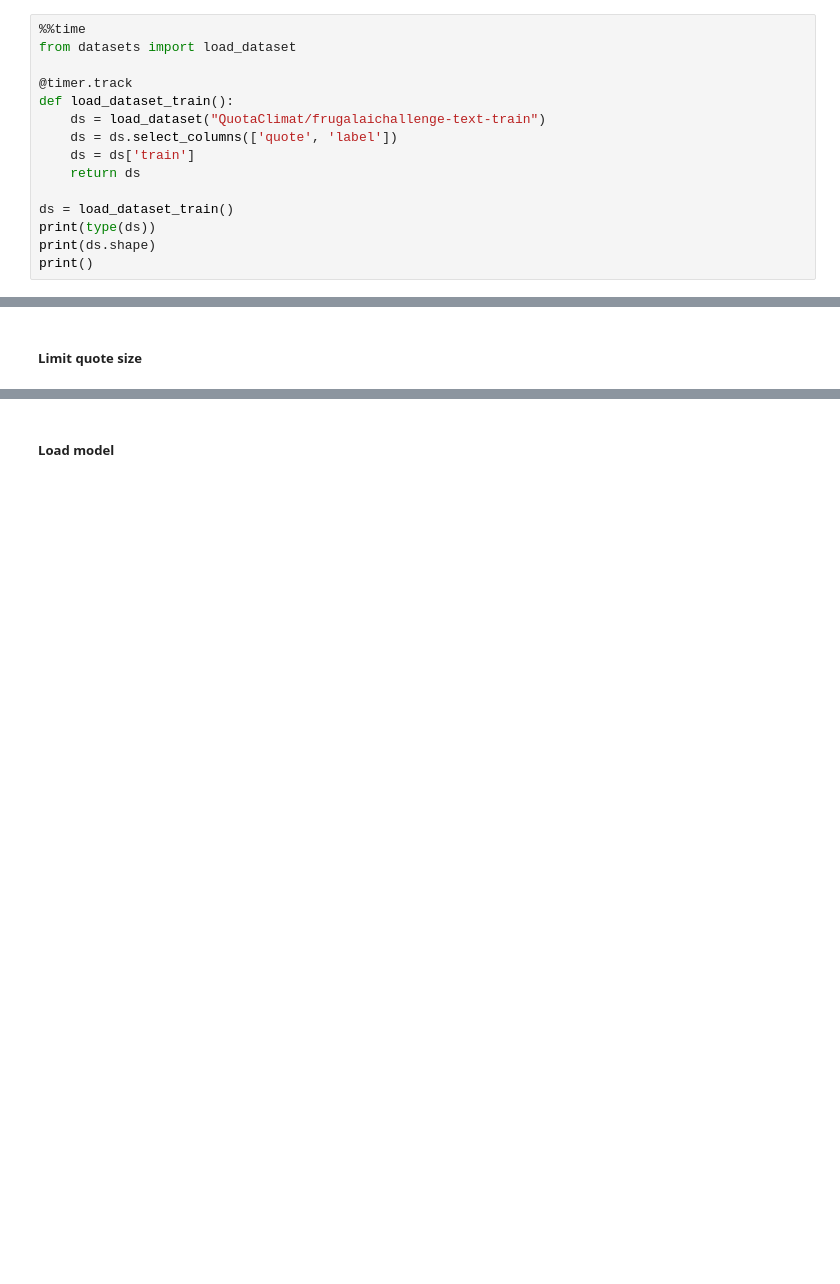
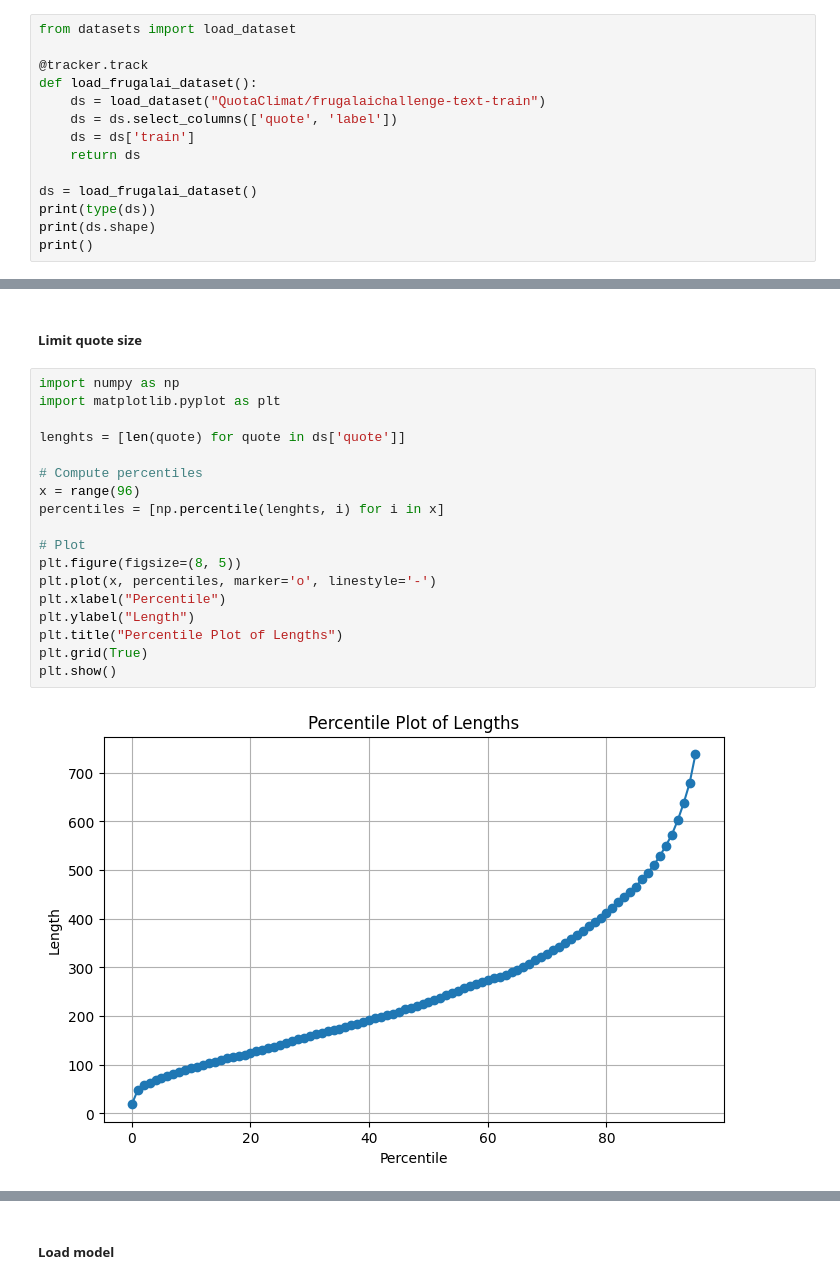
Before and after one commit to Arivima/frugal-ai-challenge, a Jupyter notebook: training/Langchain_Baseline.ipynb, the cells around one changed output, grey strips where cells are left out. Cells and saved outputs as stored; diff of their text form; blank space fills up the shorter version.

```diff
--- a/training/Langchain_Baseline.ipynb
+++ b/training/Langchain_Baseline.ipynb
@@ -21,17 +19,16 @@ timer = FunctionTimer()
 # %% [markdown]
 ##### **Load dataset**
 # %%
-%%time
 from datasets import load_dataset
 
-@timer.track
-def load_dataset_train():
+@tracker.track
+def load_frugalai_dataset():
     ds = load_dataset("QuotaClimat/frugalaichallenge-text-train")
     ds = ds.select_columns(['quote', 'label'])
     ds = ds['train']
     return ds
 
-ds = load_dataset_train()
+ds = load_frugalai_dataset()
 print(type(ds))
 print(ds.shape)
 print()
@@ -88,2 +90,22 @@ Category                                Count     Percentage
 # %% [markdown]
 ##### **Limit quote size**
+# %%
+import numpy as np
+import matplotlib.pyplot as plt
+
+lenghts = [len(quote) for quote in ds['quote']]
+
+# Compute percentiles
+x = range(96)
+percentiles = [np.percentile(lenghts, i) for i in x]
+
+# Plot
+plt.figure(figsize=(8, 5))
+plt.plot(x, percentiles, marker='o', linestyle='-')
+plt.xlabel("Percentile")
+plt.ylabel("Length")
+plt.title("Percentile Plot of Lengths")
+plt.grid(True)
+plt.show()
+# %% [output]
+[figure, added]
```
Also changed, not shown: parts of 40 cells of this notebook, 49 other files.
